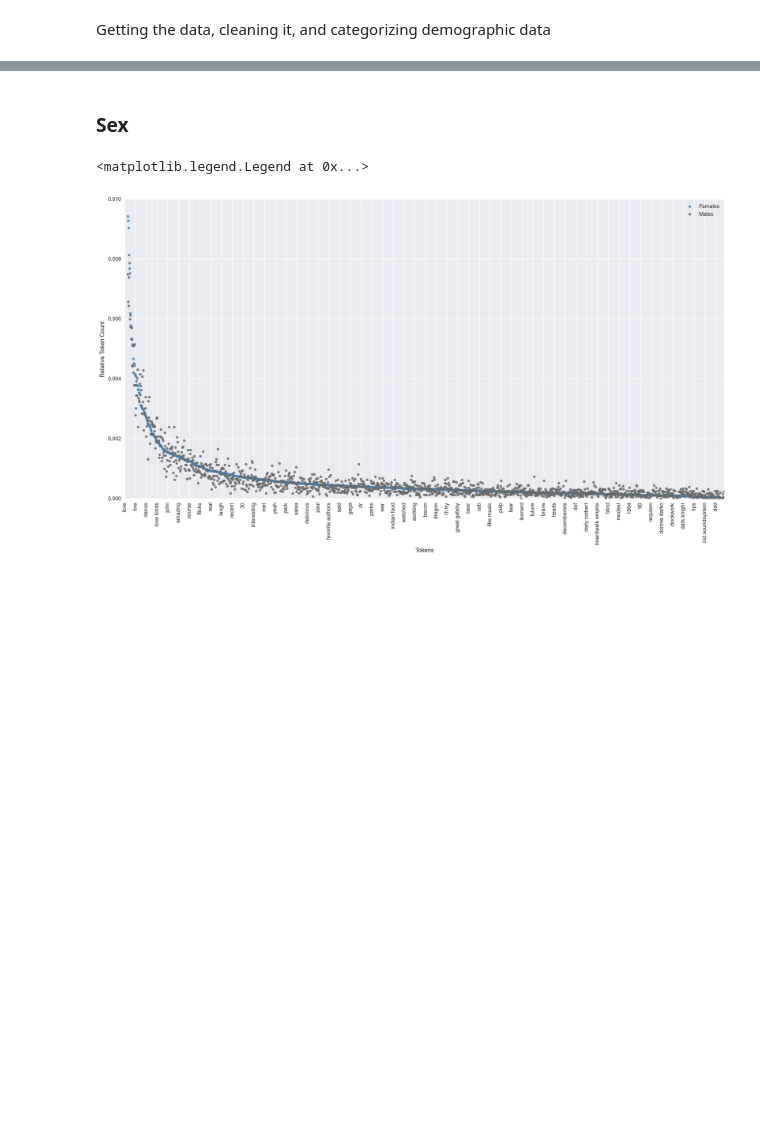
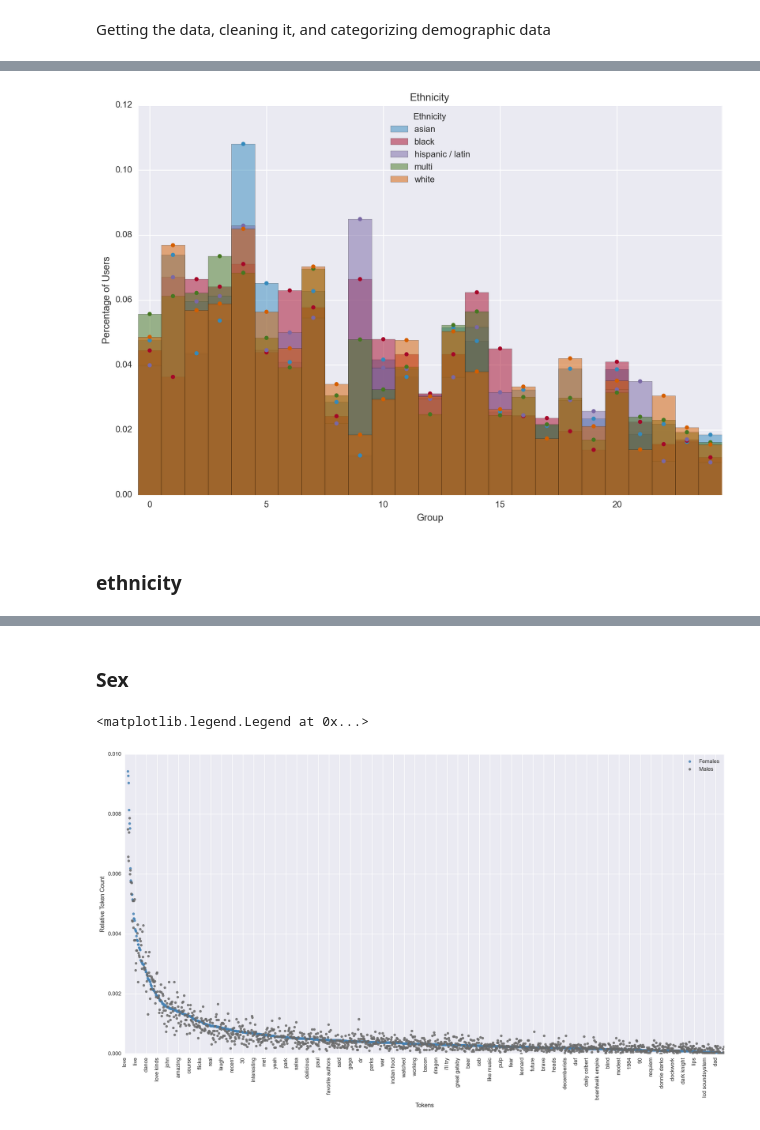
Before and after one commit to juanshishido/okcupid, a Jupyter notebook: main-split-demographics-later.ipynb, the cells around one changed output, grey strips where cells are left out. Drawn from its saved outputs; the diff is of its cells as text; code cells hidden in the pictures; blank space fills up the shorter version.

```diff
--- a/main-split-demographics-later.ipynb
+++ b/main-split-demographics-later.ipynb
@@ -121,0 +162,33 @@ for demog in ['sex', 'orientation', 'drugs', 'body_type', 'religion', 'sign']:
+# %%
+df_clean_simple = df_clean[df_clean.ethnicity.isin(['white','black','asian','multi','hispanic / latin'])]
+
+
+for demog in ['ethnicity']:
+    this = pd.DataFrame({'count' :
+                         df_clean_simple.groupby([demog, 'group'])['group'].count()}).reset_index()
+    that = this.groupby(demog, as_index=False)['count'].sum()
+    this = pd.merge(this, that, on=demog)
+    this['pct'] = this.count_x / this.count_y
+
+    plt.figure(figsize=(12, 8))
+
+    for i, d in enumerate(this[demog].unique()):
+        tdf = this[this[demog]==d]
+        plt.bar(range(len(tdf)), tdf.pct,
+                align='center',
+                facecolor=colors[i], alpha=0.5,
+                width=1, label=d, zorder=1)
+        plt.scatter(range(len(tdf)), tdf.pct, color=colors[i], zorder=2)
+
+    plt.xlim(-0.5, len(tdf)-0.5)
+    plt.ylim(0)
+
+    plt.xlabel('Group')
+    plt.ylabel('Percentage of Users')
+
+    plt.title(demog.title())
+    plt.legend(title=demog.title(), loc=9)
+# %% [output]
+[figure, added]
+# %% [markdown]
+### ethnicity
```
Also changed, not shown: parts of 11 cells of this notebook, 1 other file.
